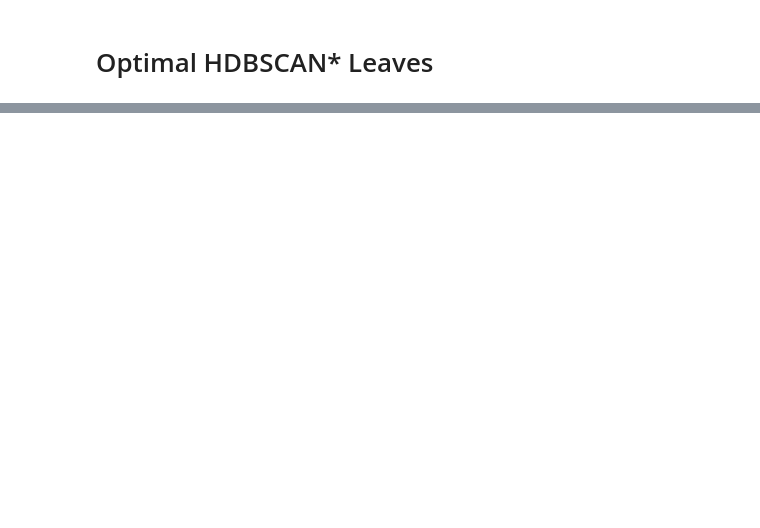
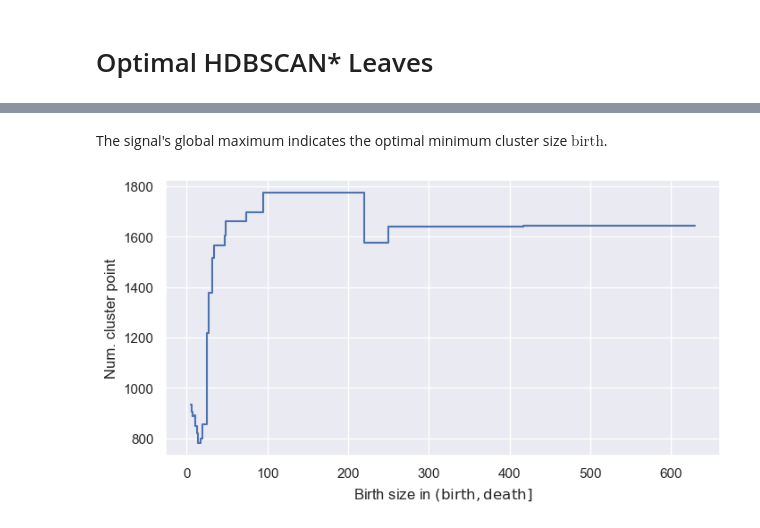
Before and after one commit to JelmerBot/fast_hdbscan, a Jupyter notebook: doc/layer_clustering.ipynb, the cells around one changed output, grey strips where cells are left out. Saved outputs shown, nothing was run; the diff lists cells and outputs as text; code cells hidden in the pictures; blank space fills up the shorter version.

```diff
--- a/doc/layer_clustering.ipynb
+++ b/doc/layer_clustering.ipynb
@@ -729,0 +279,35 @@ Benefits:
+# %%
+@numba.njit()
+def num_points_in_clusters(cluster_tree, births, deaths):
+    # maintain left-open (birth, death] interval!
+    sizes = np.unique(births)
+    n_points = cluster_tree.parent[0]
+    clustered_points = np.zeros(sizes.shape[0], dtype=np.float32)
+    for i, (birth, death) in enumerate(zip(births, deaths)):
+        if death <= birth or i == 0:
+            continue
+        birth_idx, death_idx = np.searchsorted(sizes, [birth, death])
+        # Note: cluster sizes can also be recorded in `min_cluster_size_barcode`
+        # but is not needed for the stability optimization below
+        idx = np.searchsorted(cluster_tree.child, i + n_points)
+        cluster_size = cluster_tree.child_size[idx]
+        clustered_points[birth_idx:death_idx] += cluster_size
+    return sizes, clustered_points
+# %% [markdown]
+The signal's global maximum indicates the optimal minimum cluster size
+$\text{birth}$.
+# %%
+# list the number of points in each leaf birth and death
+sizes, clustered_points = num_points_in_clusters(cluster_tree, births, deaths)
+
+# plot as previous interpolated curve
+plt.figure(figsize=(8, 4))
+plt.plot(
+    np.column_stack((sizes[:-1], sizes[1:])).reshape(-1),
+    np.repeat(clustered_points[:-1], 2)
+)
+plt.xlabel("Birth size in $(\\text{birth}, \\text{death}]$")
+plt.ylabel("Num. cluster point")
+plt.show()
+# %% [output]
+[figure, added]
```
Also changed, not shown: parts of 84 cells of this notebook.
